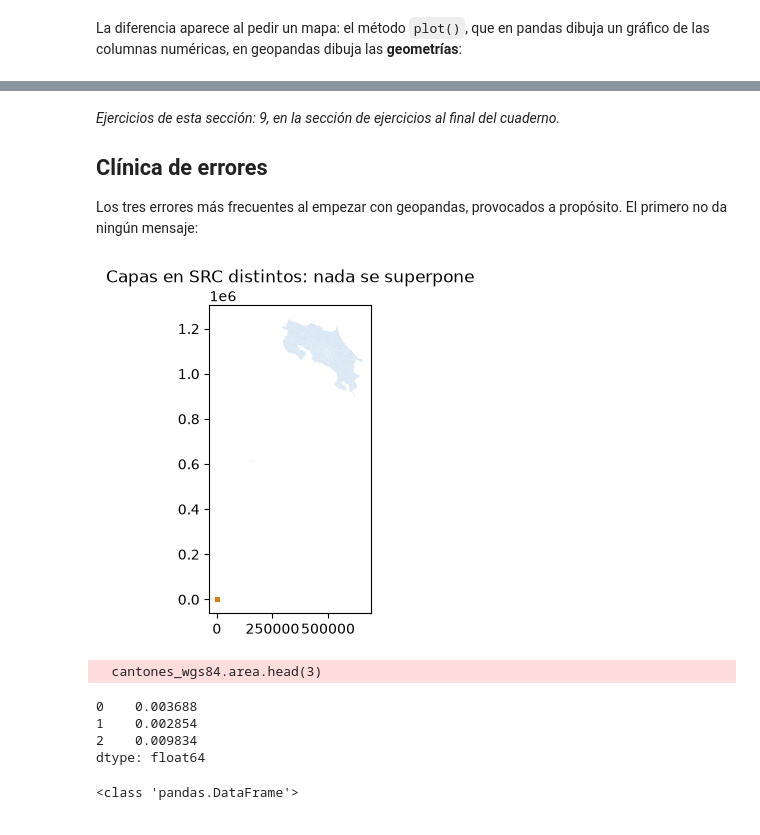
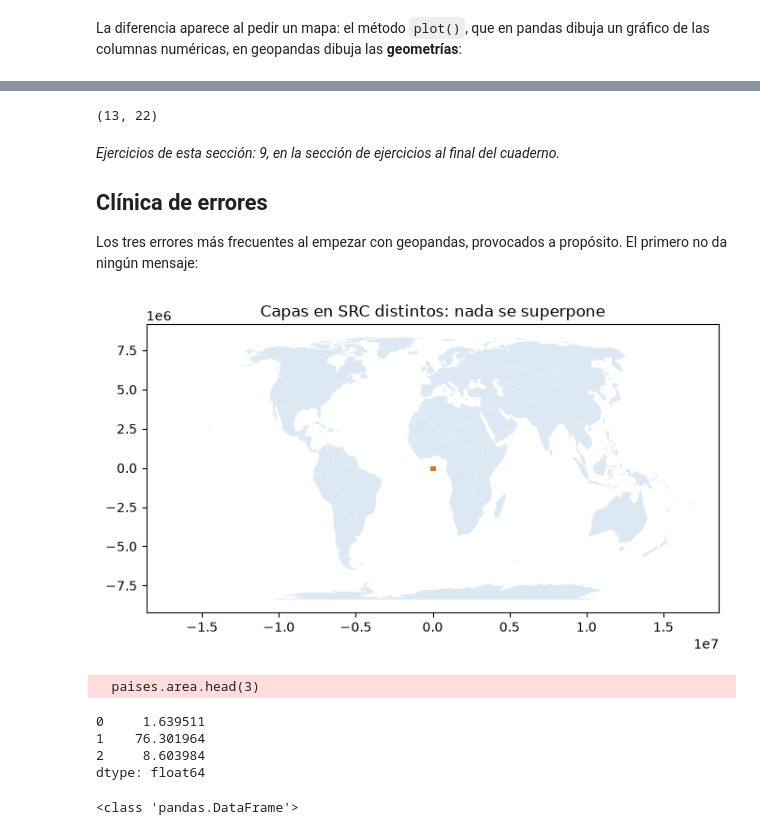
Before and after one commit to gf0657-programacionsig/2026-ii, a Jupyter notebook: contenidos/iv-procesamiento-datos-geoespaciales/17-geopandas-datos-vectoriales.ipynb, the cells around one changed output, grey strips where cells are left out. Saved outputs shown, nothing was run; the diff lists cells and outputs as text; code cells hidden in the pictures.

```diff
--- a/contenidos/iv-procesamiento-datos-geoespaciales/17-geopandas-datos-vectoriales.ipynb
+++ b/contenidos/iv-procesamiento-datos-geoespaciales/17-geopandas-datos-vectoriales.ipynb
@@ -490,0 +167,5 @@ gpd.read_file("cantones-heredia.gpkg").shape
+# %%
+# Ciudades principales del mundo, como tabla con longitud y latitud
+tabla = pd.read_csv(DATOS_NE + "/ciudades.csv")
+
+tabla.head()
@@ -490,0 +179,10 @@ gpd.read_file("cantones-heredia.gpkg").shape
+# %%
+# De tabla a GeoDataFrame: puntos a partir de las columnas de coordenadas, con su SRC
+ciudades = gpd.GeoDataFrame(
+    tabla,
+    geometry=gpd.points_from_xy(tabla["longitud"], tabla["latitud"]),
+    crs=4326
+)
+
+print(type(ciudades), ciudades.crs.to_epsg(), ciudades.geom_type.unique().tolist())
+ciudades.head()
@@ -490,0 +226,8 @@ gpd.read_file("cantones-heredia.gpkg").shape
+# %%
+# Reproyección a Equal Earth (EPSG:8857) y a Web Mercator (EPSG:3857)
+paises_ee = paises.to_crs(8857)
+paises_merc = paises.to_crs(3857)
+
+print(paises_ee.crs.name, "|", paises_merc.crs.name)
+print("Extensión en WGS84 (grados):     ", paises.total_bounds.round(1))
+print("Extensión en Equal Earth (metros):", paises_ee.total_bounds.round(0))
@@ -490,0 +351,9 @@ gpd.read_file("cantones-heredia.gpkg").shape
+# %%
+# Corrección de los tres códigos y nueva unión
+codigos_bm = {"KOS": "XKX", "PSX": "PSE", "SDS": "SSD"}
+paises_ee["codigo"] = paises_ee["codigo"].replace(codigos_bm)
+
+paises_bm = paises_ee.merge(indicadores, on="codigo", how="left")
+
+print("Sin datos del Banco Mundial:", paises_bm["poblacion"].isna().sum())
+paises_bm[paises_bm["poblacion"].isna()]["nombre"].tolist()
@@ -491,3 +517,14 @@ gpd.read_file("cantones-heredia.gpkg").shape
+# %%
+# Los países de América del Sur, con los indicadores, en GeoPackage y en GeoJSON
+america_sur_bm = paises_bm[paises_bm["continente"] == "América del Sur"]
+
+america_sur_bm.to_file("america-sur.gpkg", driver="GPKG")
+america_sur_bm.to_crs(4326).to_file("america-sur.geojson", driver="GeoJSON")
+
+# Comprobación: se vuelve a leer el GeoPackage
+gpd.read_file("america-sur.gpkg").shape
+# %% [output]
+(13, 22)
 # %% [markdown]
 *Ejercicios de esta sección: 9, en la sección de ejercicios al final del cuaderno.*
 
@@ -496,24 +533,24 @@ gpd.read_file("cantones-heredia.gpkg").shape
 Los tres errores más frecuentes al empezar con geopandas, provocados a propósito. El primero no da ningún mensaje:
 # %%
 # Error silencioso: dos capas en SRC distintos en el mismo mapa.
-# Los aeródromos en WGS84 (grados) sobre los cantones en CRTM05 (metros): los puntos
-# quedan todos en una esquina, a la escala de los grados, y los cantones no se ven.
-fig, ax = plt.subplots(figsize=(6, 4))
-cantones.plot(ax=ax, color="#DCE9F5")
-aerodromos_wgs84.plot(ax=ax, color=NARANJA, markersize=5)
+# Las ciudades en WGS84 (grados) sobre los países en Equal Earth (metros): los puntos
+# quedan todos amontonados en el origen, a la escala de los grados.
+fig, ax = plt.subplots(figsize=(8, 4))
+paises_ee.plot(ax=ax, color="#DCE9F5")
+ciudades.plot(ax=ax, color=NARANJA, markersize=5)
 ax.set_title("Capas en SRC distintos: nada se superpone")
 plt.show()
 # %% [output]
-[figure, old version]
+[figure, new version]
 # %%
 # UserWarning: "Geometry is in a geographic CRS. Results from 'area' are likely incorrect."
-# El área en WGS84 se calcula en grados cuadrados; hay que reproyectar antes (to_crs(5367))
-cantones_wgs84.area.head(3)
+# El área en WGS84 se calcula en grados cuadrados; hay que reproyectar antes (to_crs(8857))
+paises.area.head(3)
 # %% [output]
-  cantones_wgs84.area.head(3)
+  paises.area.head(3)
-0    0.003688
-1    0.002854
-2    0.009834
+0     1.639511
+1    76.301964
+2     8.603984
 dtype: float64
 # %%
 # AttributeError: 'DataFrame' object has no attribute 'explore'
```
Also changed, not shown: parts of 97 cells of this notebook, 2 other files.
